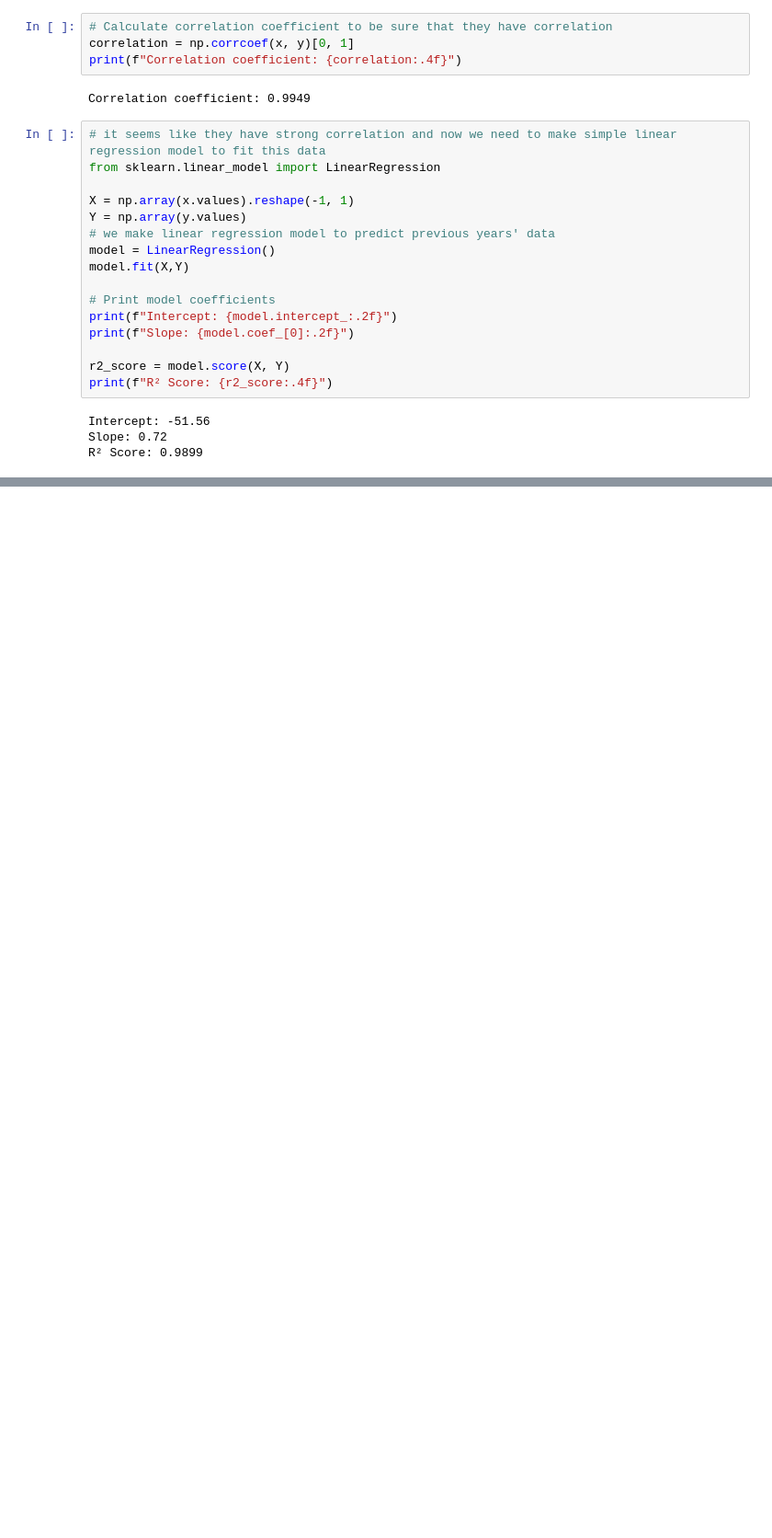
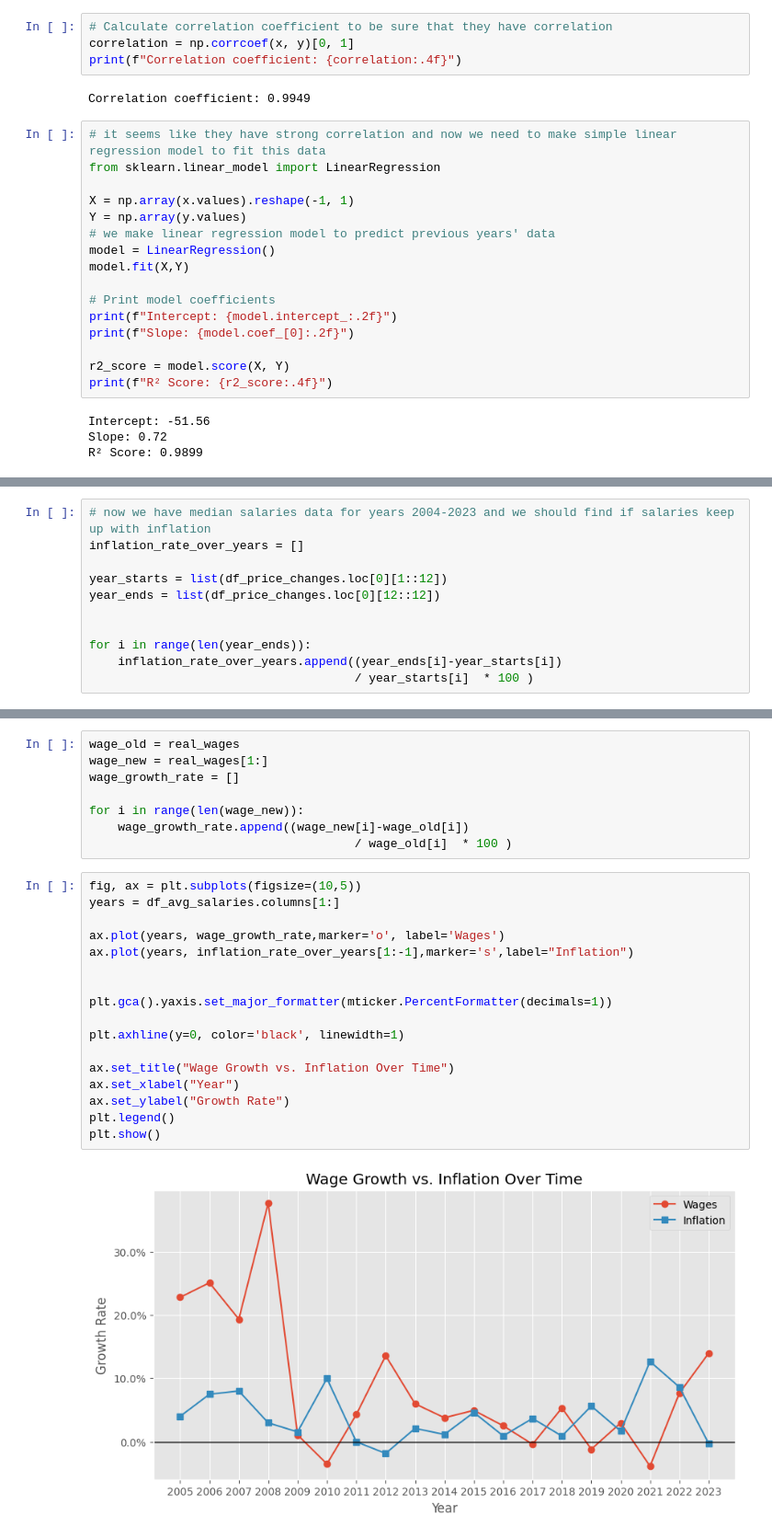
Before and after one commit to SabaGuledani/Economic-and-Financial-Analysis-of-Georgia, a Jupyter notebook: GDP.ipynb, the cells around one changed output, grey strips where cells are left out. Shown at 92% size. Drawn from its saved outputs; the diff is of its cells as text; blank space fills up the shorter version.

```diff
--- a/GDP.ipynb
+++ b/GDP.ipynb
@@ -546,0 +562,11 @@ array([1068.3, 1129.5, 1191. , 1304.5, 1543. , 1766.8])
+# %%
+# now we have median salaries data for years 2004-2023 and we should find if salaries keep up with inflation
+inflation_rate_over_years = []
+
+year_starts = list(df_price_changes.loc[0][1::12])
+year_ends = list(df_price_changes.loc[0][12::12])
+
+
+for i in range(len(year_ends)):
+    inflation_rate_over_years.append((year_ends[i]-year_starts[i])
+                                     / year_starts[i]  * 100 )
@@ -546,0 +582,27 @@ array([1068.3, 1129.5, 1191. , 1304.5, 1543. , 1766.8])
+# %%
+wage_old = real_wages
+wage_new = real_wages[1:]
+wage_growth_rate = []
+
+for i in range(len(wage_new)):
+    wage_growth_rate.append((wage_new[i]-wage_old[i])
+                                     / wage_old[i]  * 100 )
+# %%
+fig, ax = plt.subplots(figsize=(10,5))
+years = df_avg_salaries.columns[1:]
+
+ax.plot(years, wage_growth_rate,marker='o', label='Wages')
+ax.plot(years, inflation_rate_over_years[1:-1],marker='s',label="Inflation")
+
+
+plt.gca().yaxis.set_major_formatter(mticker.PercentFormatter(decimals=1))
+
+plt.axhline(y=0, color='black', linewidth=1)
+
+ax.set_title("Wage Growth vs. Inflation Over Time")
+ax.set_xlabel("Year")
+ax.set_ylabel("Growth Rate")
+plt.legend()
+plt.show()
+# %% [output]
+[figure, added]
```
Also changed, not shown: parts of 8 cells of this notebook, 1 other file.
